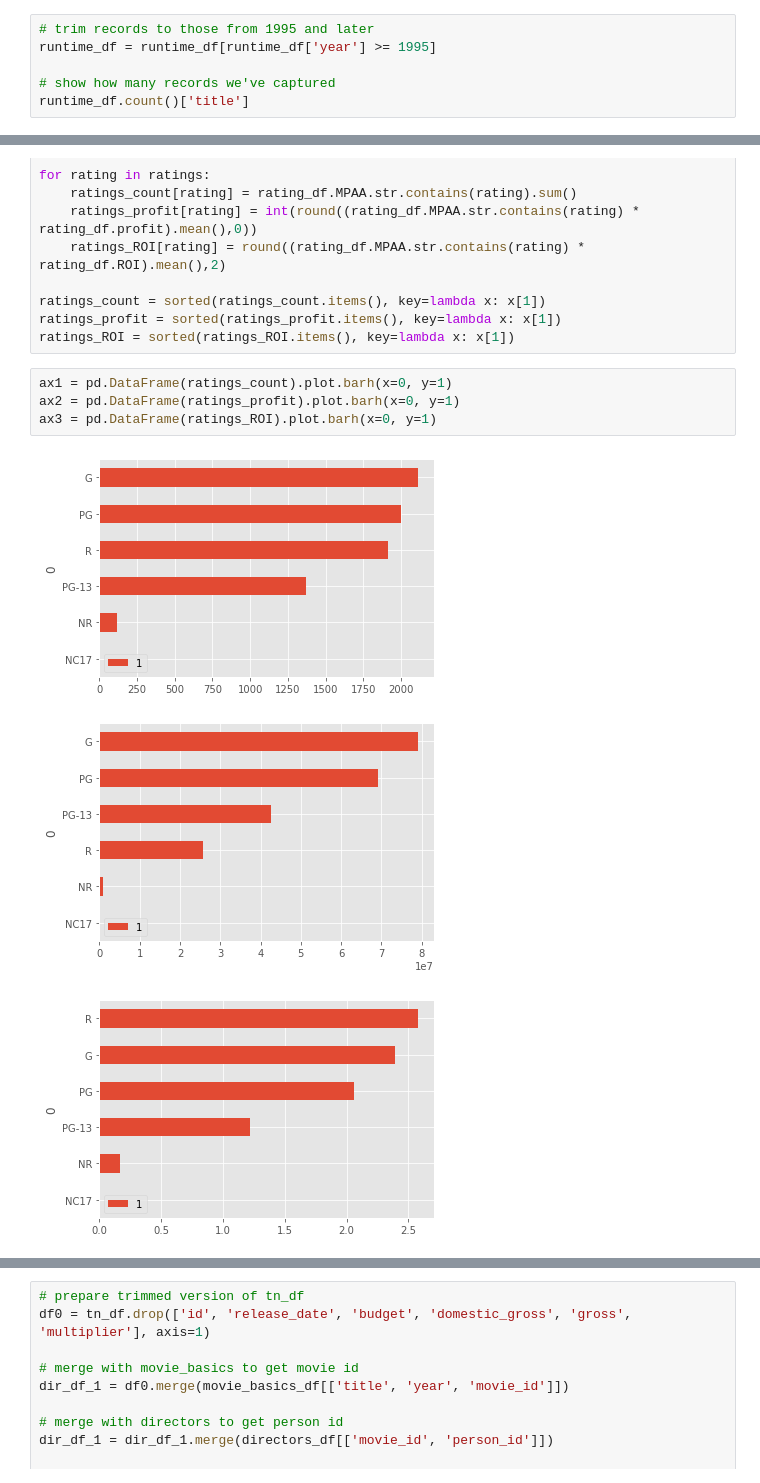
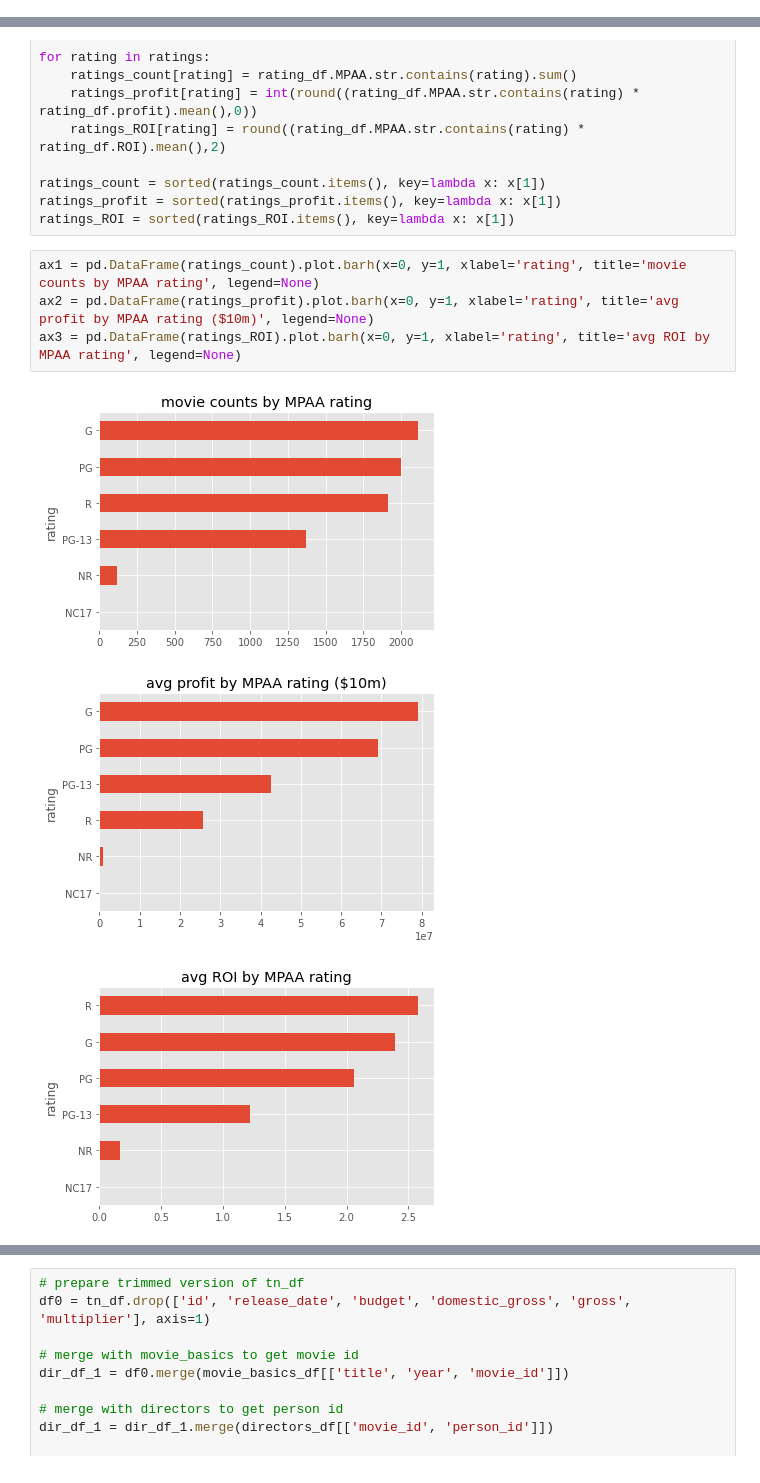
Before and after one commit to aarongalbraith/flatiron-phase1-project-redo, a Jupyter notebook: aaron_galbraith_p1_proj_redo.ipynb, the cells around one changed output, grey strips where cells are left out. Drawn from its saved outputs; the diff is of its cells as text.

```diff
--- a/aaron_galbraith_p1_proj_redo.ipynb
+++ b/aaron_galbraith_p1_proj_redo.ipynb
@@ -491,6 +486,0 @@ At this point we could speculate that the *very few* records we have prior to 19
-# %%
-# trim records to those from 1995 and later
-runtime_df = runtime_df[runtime_df['year'] >= 1995]
-
-# show how many records we've captured
-runtime_df.count()['title']
@@ -767,11 +787,11 @@ ratings_count = sorted(ratings_count.items(), key=lambda x: x[1])
 ratings_profit = sorted(ratings_profit.items(), key=lambda x: x[1])
 ratings_ROI = sorted(ratings_ROI.items(), key=lambda x: x[1])
 # %%
-ax1 = pd.DataFrame(ratings_count).plot.barh(x=0, y=1)
-ax2 = pd.DataFrame(ratings_profit).plot.barh(x=0, y=1)
-ax3 = pd.DataFrame(ratings_ROI).plot.barh(x=0, y=1)
+ax1 = pd.DataFrame(ratings_count).plot.barh(x=0, y=1, xlabel='rating', title='movie counts by MPAA rating', legend=None)
+ax2 = pd.DataFrame(ratings_profit).plot.barh(x=0, y=1, xlabel='rating', title='avg profit by MPAA rating ($10m)', legend=None)
+ax3 = pd.DataFrame(ratings_ROI).plot.barh(x=0, y=1, xlabel='rating', title='avg ROI by MPAA rating', legend=None)
 # %% [output]
-[figure, old version]
+[figure, new version]
-[figure, old version]
+[figure, new version]
-[figure, old version]
+[figure, new version]
 # %% [markdown]
```
Also changed, not shown: parts of 33 cells of this notebook.
